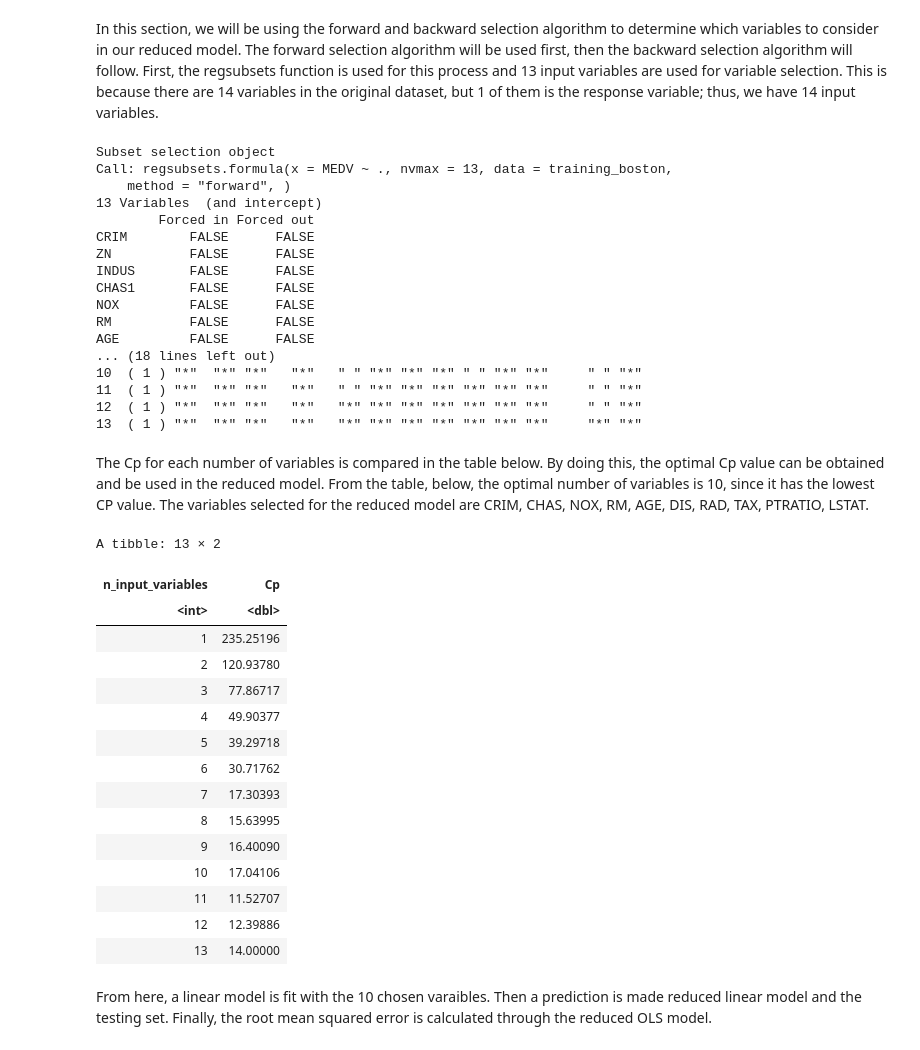
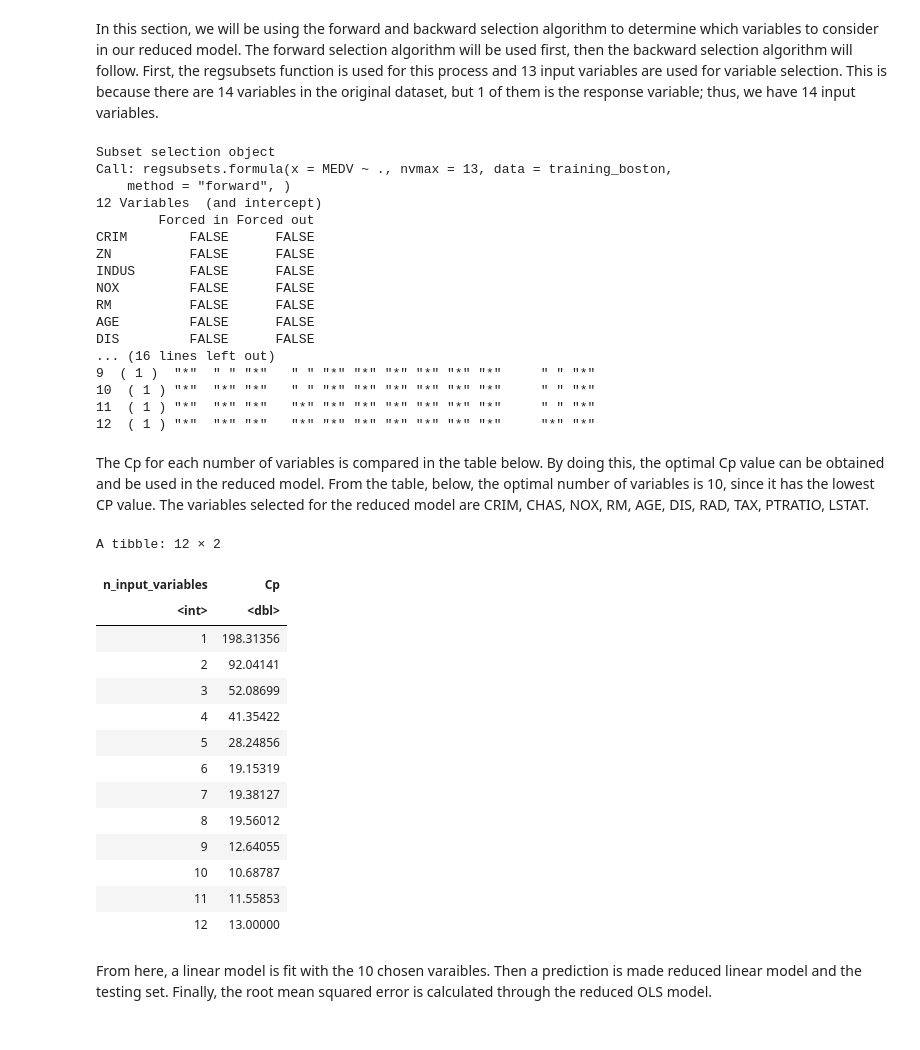
Before and after one commit to tanaytk21/stat301, a Jupyter notebook: Group_Project.ipynb, the cells around one changed output. Cells and saved outputs as stored; diff of their text form; code cells hidden in the pictures.

```diff
--- a/Group_Project.ipynb
+++ b/Group_Project.ipynb
@@ -98 +138,3 @@ A tibble: 6 × 14
+# %%
+boston_data <- boston_data %>% select(-CHAS)
 # %% [markdown]
@@ -100,6 +142,5 @@ The dataset has missing entries (NA) which we will remove from the dataset. The
 # %%
 boston_data <- na.omit(boston_data)
-boston_data$CHAS <- as.factor(boston_data$CHAS)
 # %% [markdown]
 ## 3. Method
 # %% [markdown]
@@ -166,45 +207,44 @@ boston_forward_sel
 Subset selection object
 Call: regsubsets.formula(x = MEDV ~ ., nvmax = 13, data = training_boston,
     method = "forward", )
-13 Variables  (and intercept)
+12 Variables  (and intercept)
         Forced in Forced out
 CRIM        FALSE      FALSE
 ZN          FALSE      FALSE
 INDUS       FALSE      FALSE
-CHAS1       FALSE      FALSE
 NOX         FALSE      FALSE
 RM          FALSE      FALSE
 AGE         FALSE      FALSE
-... (18 lines left out)
-10  ( 1 ) "*"  "*" "*"   "*"   " " "*" "*" "*" " " "*" "*"     " " "*"
-11  ( 1 ) "*"  "*" "*"   "*"   " " "*" "*" "*" "*" "*" "*"     " " "*"
-12  ( 1 ) "*"  "*" "*"   "*"   "*" "*" "*" "*" "*" "*" "*"     " " "*"
-13  ( 1 ) "*"  "*" "*"   "*"   "*" "*" "*" "*" "*" "*" "*"     "*" "*"
+DIS         FALSE      FALSE
+... (16 lines left out)
+9  ( 1 )  "*"  " " "*"   " " "*" "*" "*" "*" "*" "*"     " " "*"
+10  ( 1 ) "*"  "*" "*"   " " "*" "*" "*" "*" "*" "*"     " " "*"
+11  ( 1 ) "*"  "*" "*"   "*" "*" "*" "*" "*" "*" "*"     " " "*"
+12  ( 1 ) "*"  "*" "*"   "*" "*" "*" "*" "*" "*" "*"     "*" "*"
 # %% [markdown]
 The Cp for each number of variables is compared in the table below. By doing this, the optimal Cp value can be obtained and be used in the reduced model. From the table, below, the optimal number of variables is 10, since it has the lowest CP value. The variables selected for the reduced model are CRIM, CHAS, NOX, RM, AGE, DIS, RAD, TAX, PTRATIO, LSTAT.
 # %%
 boston_forward_df <- tibble(
-    n_input_variables = 1:13,
+    n_input_variables = 1:12,
     Cp = boston_forward_sel$cp
 )
 boston_forward_df
 # %% [output]
-A tibble: 13 × 2
+A tibble: 12 × 2
 | n_input_variables | Cp |
 | <int> | <dbl> |
-| 1 | 235.25196 |
-| 2 | 120.93780 |
-| 3 | 77.86717 |
-| 4 | 49.90377 |
-| 5 | 39.29718 |
-| 6 | 30.71762 |
-| 7 | 17.30393 |
-| 8 | 15.63995 |
-| 9 | 16.40090 |
-| 10 | 17.04106 |
-| 11 | 11.52707 |
-| 12 | 12.39886 |
-| 13 | 14.00000 |
+| 1 | 198.31356 |
+| 2 | 92.04141 |
+| 3 | 52.08699 |
+| 4 | 41.35422 |
+| 5 | 28.24856 |
+| 6 | 19.15319 |
+| 7 | 19.38127 |
+| 8 | 19.56012 |
+| 9 | 12.64055 |
+| 10 | 10.68787 |
+| 11 | 11.55853 |
+| 12 | 13.00000 |
 # %% [markdown]
 From here, a linear model is fit with the 10 chosen varaibles. Then a prediction is made reduced linear model and the testing set. Finally, the root mean squared error is calculated through the reduced OLS model.
 # %%
```
Also changed, not shown: parts of 26 cells of this notebook.
